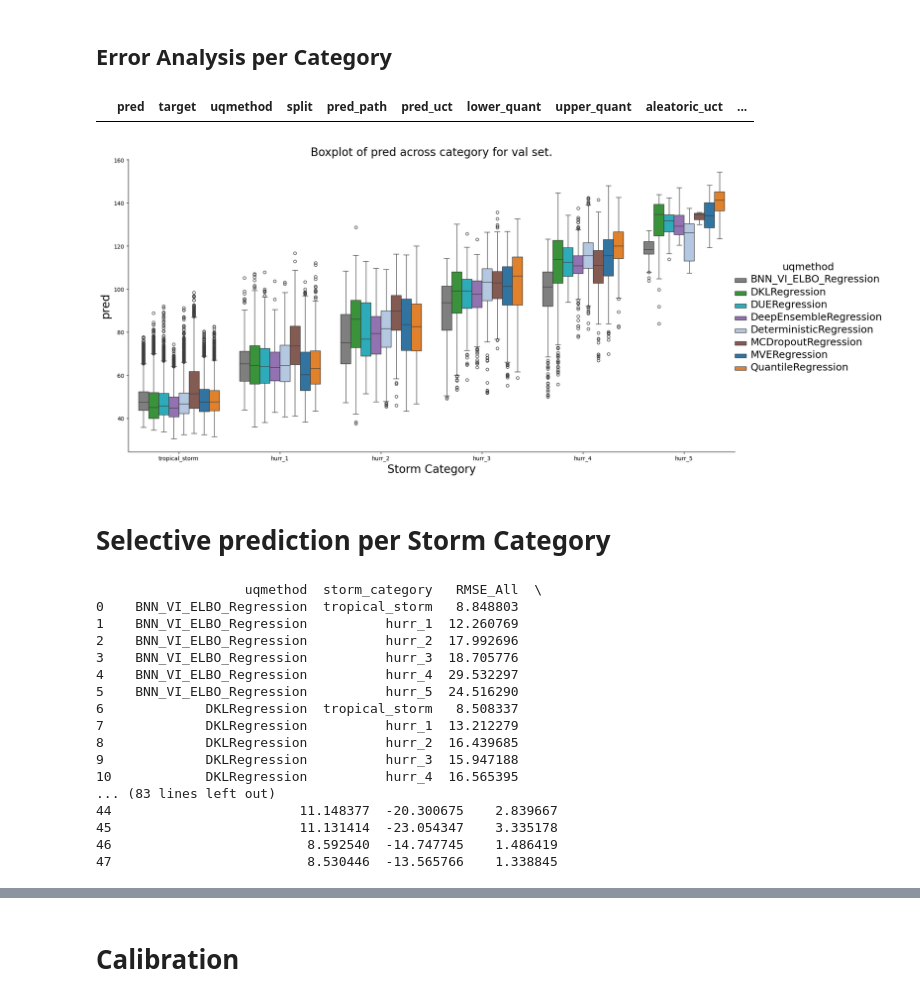
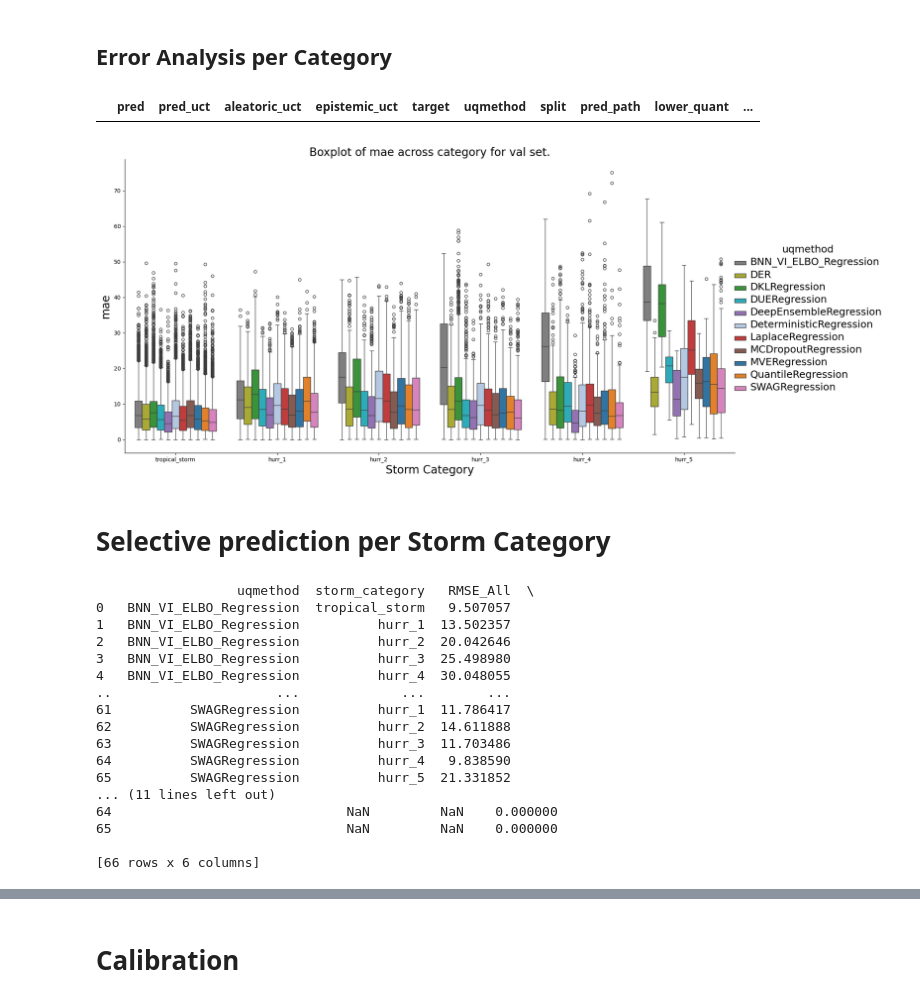
Before and after one commit to nilsleh/tropical_cyclone_uq, a Jupyter notebook: src/results_tropical.ipynb, the cells around one changed output, grey strips where cells are left out. Cells and saved outputs as stored; diff of their text form; code cells hidden in the pictures.

Commit message:
notebook with different selective prediciton procedures

```diff
--- a/src/results_tropical.ipynb
+++ b/src/results_tropical.ipynb
@@ -22,7 +22,7 @@ color_palette = {
     'MVERegression': '#1f77b4',  # Blue
     'QuantileRegression': '#ff7f0e',  # Orange
     'DKLRegression': '#2ca02c',  # Green
-    'LaplaceRegresion': '#d62728',  # Red
+    'LaplaceRegression': '#d62728',  # Red
     'DeepEnsembleRegression': '#9467bd',  # Purple
     'MCDropoutRegression': '#8c564b',  # Brown
     'SWAGRegression': '#e377c2',  # Pink
@@ -39,7 +39,7 @@ color_palette = {
 # %%
 # specify directories to include in analysis
 directories = [
-    "/p/project/hai_uqmethodbox/experiment_output/keep_reg",
+    "/p/project/hai_uqmethodbox/experiment_output/sgd_check",
 ]
 paths = [file for directory in directories for file in glob.glob(os.path.join(directory, "*", "pred*.csv"))]
 
@@ -61,6 +61,10 @@ CLASS_BINS = {
 }
 BIN_EDGES = [0] + [v[1] for v in CLASS_BINS.values()]
 CLASS_LABELS = list(CLASS_BINS.keys())
+
+
+# choosee one type of selective prediction procedure from ["absolute", "method", "category_conditional"]
+SELECTIVE_PROCEDURE = "absolute"
 # %%
 paths
 # %% [output]
@@ -893,41 +924,41 @@ combined_df = pd.DataFrame(columns=columns)
 # %%
 all_test_pred_df[all_test_pred_df["storm_category"]=="tropical_depression"]
 # %% [output]
-|  | pred | target | uqmethod | split | pred_path | pred_uct | lower_quant | upper_quant | aleatoric_uct | ... |
+|  | pred | pred_uct | aleatoric_uct | epistemic_uct | target | uqmethod | split | pred_path | lower_quant | ... |
 # %%
 split = "val"
-metric = "pred"
+metric = "mae"
 plot_df = all_test_pred_df[all_test_pred_df["split"]==f"preds_{split}.csv"]
 # remove categories with no predictions
 mask = plot_df.groupby("storm_category", observed=False)["mae"].transform(lambda x: x.isna().any())
 plot_df = plot_df[~mask]
 plot_df["storm_category"] = plot_df["storm_category"].cat.remove_unused_categories()
 g = sns.catplot(plot_df, kind="box", x="storm_category", y=metric, hue="uqmethod", height=8, aspect=2, palette=color_palette)
 
 ax = g.ax
 
 # Add horizontal lines behind each x value group
 for i, artist in enumerate(ax.artists):
     if i % 2 == 0:  # Check if it's an even index (i.e., group separator)
         artist.set_edgecolor('black')  # Set the edge color to black
 
 
 # true_test_means = full_df[full_df["split"]=="test"].groupby("storm_category")["wind_speed"].mean().values
 # print(true_test_means)
 # pos_idx = np.linspace(0.1, 0.9, len(true_test_means))
 # # Add additional horizontal lines using axhline
 # for i, val in enumerate(true_test_means):
 #     print(i, val)
 #     ax.axhline(y=val, xmin=pos_idx[i]-0.1, xmax=pos_idx[i]+0.1, color='red', linestyle='--', linewidth=2)
 
 plt.title(f"Boxplot of {metric} across category for {split} set.", fontsize=20)
 plt.ylabel(f"{metric}", fontsize=20)
 plt.xlabel("Storm Category", fontsize=20)
 plt.setp(g._legend.get_texts(), fontsize='18') # for legend text
 plt.setp(g._legend.get_title(), fontsize='18') # for legend title
 g._legend.set_bbox_to_anchor((1.07, 0.5))
 # %% [output]
-[figure, old version]
+[figure, new version]
 # %% [markdown]
 # Selective prediction per Storm Category
 # %%
@@ -940,9 +971,8 @@ rmse_all = all_test_pred_df[all_test_pred_df["split"]==f"preds_{split}.csv"].gro
 rmse_all.columns = ['uqmethod', 'storm_category', 'RMSE_All']
 
 # Filter data where uncertainty is less than the threshold
-# df_filtered = all_test_pred_df[all_test_pred_df['pred_uct'] < SELECTIVE_PRED_DICT[os.path.dirname(csv_path)]]
-df_filtered = all_test_pred_df[all_test_pred_df["uqmethod"]!="DeterministicRegression"].groupby('pred_path').apply(
-    lambda group: group[group['pred_uct'] < SELECTIVE_PRED_DICT[os.path.dirname(group.name)]]
+df_filtered = all_test_pred_df[all_test_pred_df["uqmethod"]!="DeterministicRegression"].groupby(['pred_path', 'storm_category'], observed=False).apply(
+    lambda group: group[group['pred_uct'] < SELECTIVE_PRED_DICT[os.path.dirname(group.name[0])][group.name[1]]]
 ).reset_index(drop=True)
 
 # Compute RMSE per method and category over filtered predictions
@@ -963,23 +993,23 @@ summary_table['abs_change'] = summary_table['abs_change'].fillna(0)
 # Display the summary table
 print(summary_table)
 # %% [output]
-                   uqmethod  storm_category   RMSE_All  \
-0    BNN_VI_ELBO_Regression  tropical_storm   8.848803
-1    BNN_VI_ELBO_Regression          hurr_1  12.260769
-2    BNN_VI_ELBO_Regression          hurr_2  17.992696
-3    BNN_VI_ELBO_Regression          hurr_3  18.705776
-4    BNN_VI_ELBO_Regression          hurr_4  29.532297
-5    BNN_VI_ELBO_Regression          hurr_5  24.516290
-6             DKLRegression  tropical_storm   8.508337
-7             DKLRegression          hurr_1  13.212279
-8             DKLRegression          hurr_2  16.439685
-9             DKLRegression          hurr_3  15.947188
-10            DKLRegression          hurr_4  16.565395
-... (83 lines left out)
-44                        11.148377  -20.300675    2.839667
-45                        11.131414  -23.054347    3.335178
-46                         8.592540  -14.747745    1.486419
-47                         8.530446  -13.565766    1.338845
+                  uqmethod  storm_category   RMSE_All  \
+0   BNN_VI_ELBO_Regression  tropical_storm   9.507057
+1   BNN_VI_ELBO_Regression          hurr_1  13.502357
+2   BNN_VI_ELBO_Regression          hurr_2  20.042646
+3   BNN_VI_ELBO_Regression          hurr_3  25.498980
+4   BNN_VI_ELBO_Regression          hurr_4  30.048055
+..                     ...             ...        ...
+61          SWAGRegression          hurr_1  11.786417
+62          SWAGRegression          hurr_2  14.611888
+63          SWAGRegression          hurr_3  11.703486
+64          SWAGRegression          hurr_4   9.838590
+65          SWAGRegression          hurr_5  21.331852
+... (11 lines left out)
+64                              NaN         NaN    0.000000
+65                              NaN         NaN    0.000000
+
+[66 rows x 6 columns]
 # %%
 hue_order = summary_table["uqmethod"].unique().tolist()
 # remove categories with no predictions
```
Also changed, not shown: parts of 26 cells of this notebook, 1 other file.
